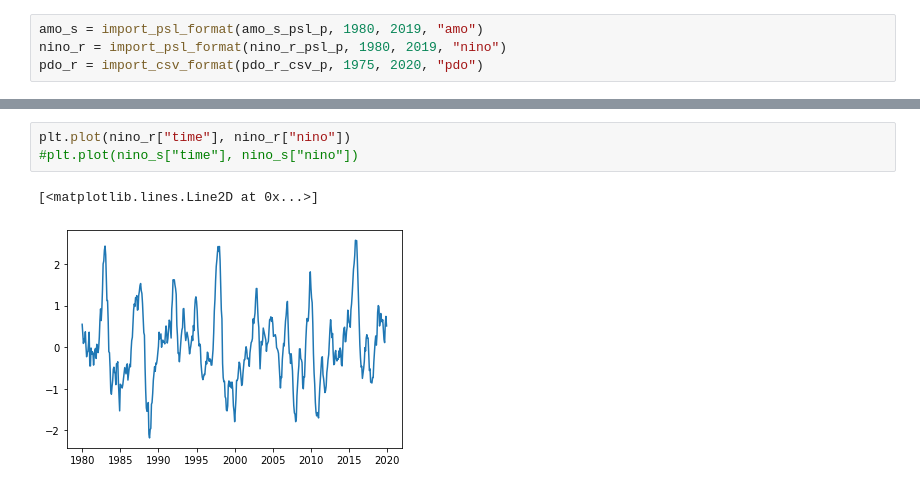
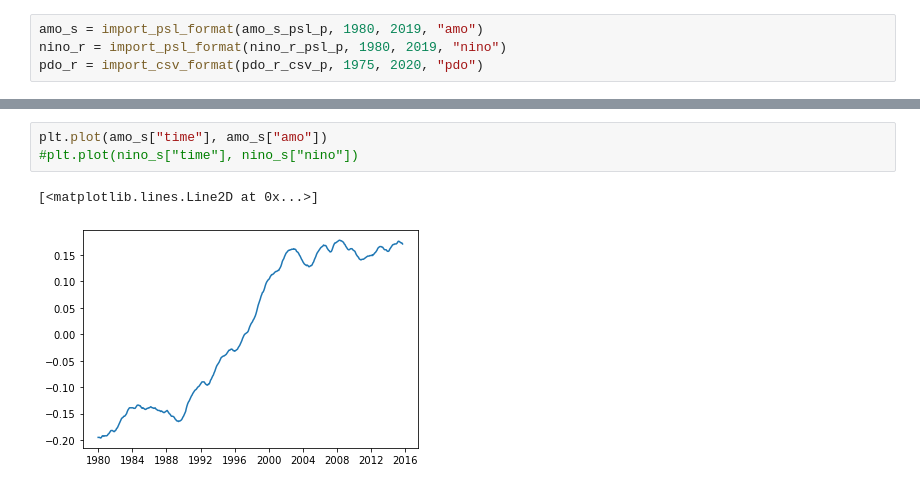
Before and after one commit to bparazin/ESS-Visualization, a Jupyter notebook: Oscillation series processing.ipynb, the cells around one changed output, grey strips where cells are left out. Drawn from its saved outputs; the diff is of its cells as text.

```diff
--- a/Oscillation series processing.ipynb
+++ b/Oscillation series processing.ipynb
@@ -144,6 +149,6 @@ plt.plot(nino_s_2["time"], nino_s_2["nina"])
 # %%
-plt.plot(nino_r["time"], nino_r["nino"])
+plt.plot(amo_s["time"], amo_s["amo"])
 #plt.plot(nino_s["time"], nino_s["nino"])
 # %% [output]
 [<matplotlib.lines.Line2D at 0x...>]
-[figure, old version]
+[figure, new version]
```
Also changed, not shown: parts of 5 cells of this notebook, 4 other files.
